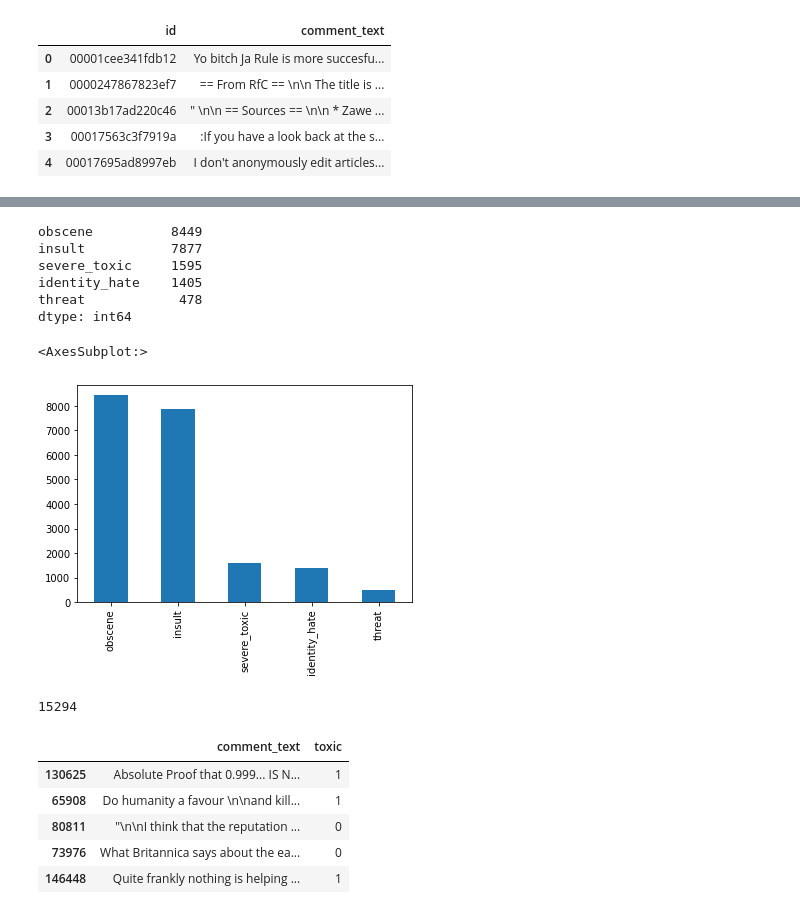
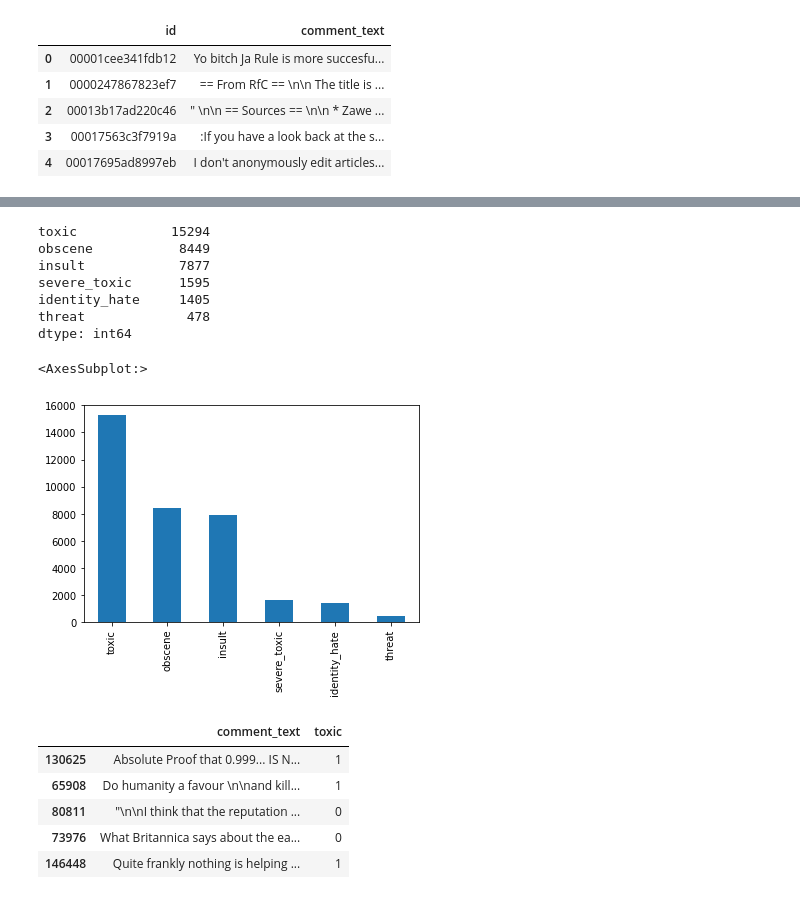
Before and after one commit to agungfazrulhaq/toxicdetection, a Jupyter notebook: toxic_classification_training.ipynb, the cells around one changed output, grey strips where cells are left out. Cells and saved outputs as stored; diff of their text form; code cells hidden in the pictures.

Commit message:
update model and training

```diff
--- a/toxic_classification_training.ipynb
+++ b/toxic_classification_training.ipynb
@@ -41,20 +36,18 @@ sns.countplot(x='toxic', data=df_train)
 # %%
-melted_class = df_train[['severe_toxic','obscene','threat','insult','identity_hate']].sum()
+melted_class = df_train[['toxic','severe_toxic','obscene','threat','insult','identity_hate']].sum()
 melted_class = melted_class.sort_values(ascending=False)
 print(melted_class)
 melted_class.plot(kind='bar')
 # %% [output]
-obscene          8449
-insult           7877
-severe_toxic     1595
-identity_hate    1405
-threat            478
+toxic            15294
+obscene           8449
+insult            7877
+severe_toxic      1595
+identity_hate     1405
+threat             478
 dtype: int64
 <AxesSubplot:>
-[figure, old version]
+[figure, new version]
 # %%
-train = df_train[['comment_text','toxic']]
-train['toxic'].sum()
+train = df_train[['comment_text','toxic','severe_toxic','obscene','threat','insult','identity_hate']]
-# %% [output]
-15294
 # %%
```
Also changed, not shown: parts of 21 cells of this notebook, 6 other files.
